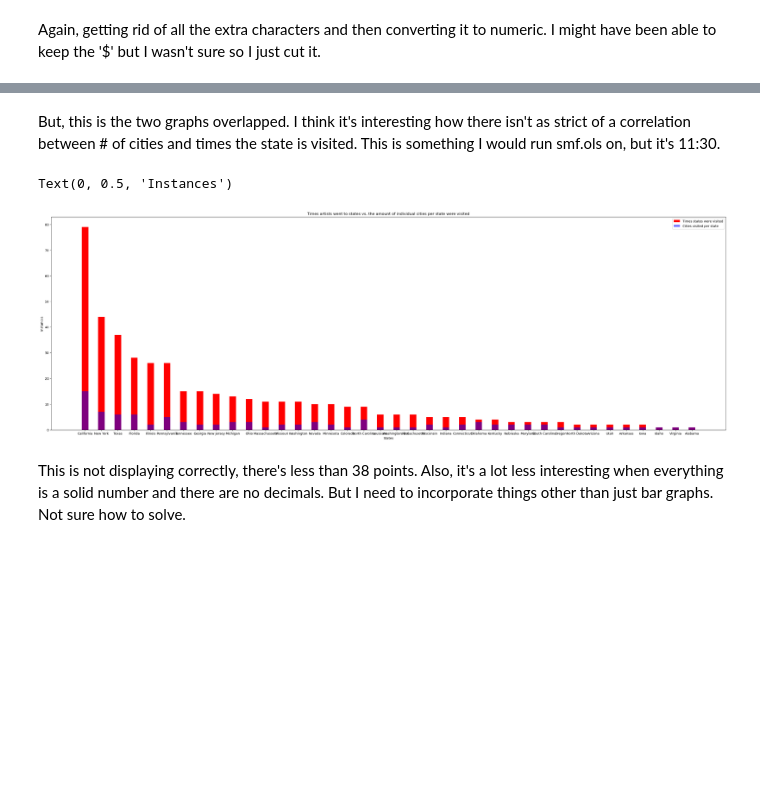
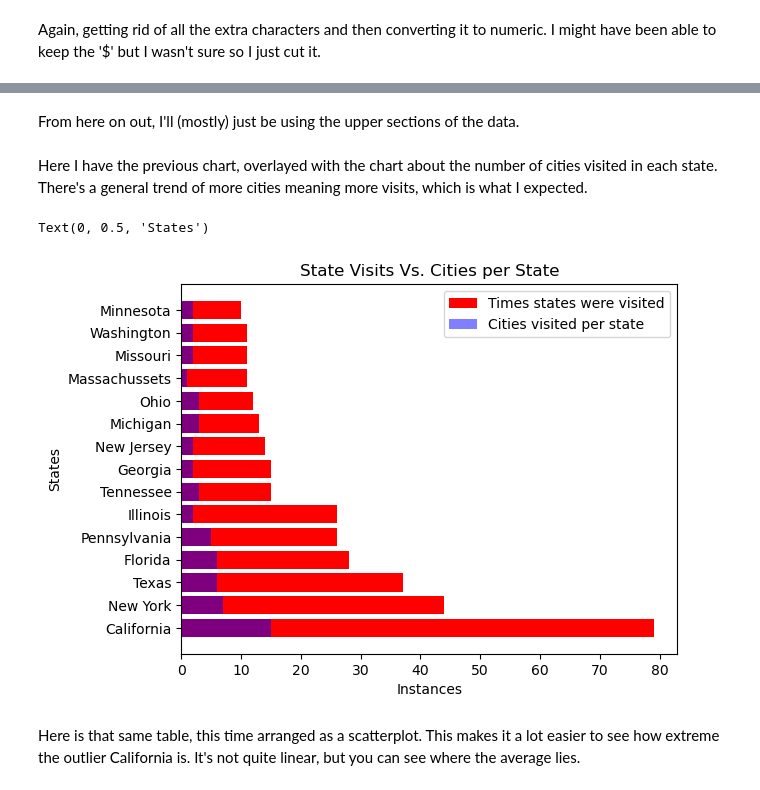
Before and after one commit to cbauer21kent/data-emat, a Jupyter notebook: Bauer_Final_Report.ipynb, the cells around one changed output, grey strips where cells are left out. Drawn from its saved outputs; the diff is of its cells as text; code cells hidden in the pictures; blank space fills up the shorter version.

```diff
--- a/Bauer_Final_Report.ipynb
+++ b/Bauer_Final_Report.ipynb
@@ -343,5 +237,5 @@ Really funky way of finally merging all of the dataframes together
 # %%
-tours_merged_df = pd.merge(pd.merge(pd.merge(pd.merge(pd.merge(hs_merged, ej_tours, how = 'outer'), divide_merged, how='outer'), coldplay_merged, how = 'outer'), u2_tour_df, how = 'outer'), eras_tour_merged, how = 'outer')
+tours_merged_df = pd.concat([divide_merged, coldplay_merged, u2_tour_df, eras_tour_merged, hs_merged, ej_tours])
 tours_merged_df.head()
 # %% [output]
 |  | Date | City | Country | Venue | Attendance | Revenue | Artist |
@@ -519,3 +320,3 @@ Creating a dataframe that counts the instances of each state appearing in the da
 # %%
-state_count_df = tours_merged_df['State'].value_counts().rename_axis('State').reset_index(name='Count')
-# state_count_df
+state_count_df = tours_merged_df['State'].value_counts().rename_axis('State').reset_index(name='State Num')
+state_count_df.head(3)
@@ -548,3 +340,3 @@ Using that dataframe, we count the number of times that each state appears, ther
 # %%
-num_cities_count_df = unique_cities['State'].value_counts().rename_axis('State').reset_index(name='Count')
+num_cities_count_df = unique_cities['State'].value_counts().rename_axis('State').reset_index(name='Cities Num')
 # num_cities_count_df
@@ -567,0 +356,3 @@ So, this is nearly unreadable because of how large it is. But trying to mask the
+# %%
+analysis_df = pd.merge(pd.merge(pd.merge(state_count_df, num_cities_count_df, how = 'inner'), state_att_df, how = 'inner'), state_rev_df, how = 'inner')
+# cities_states_merged
@@ -568,16 +372,18 @@ So, this is nearly unreadable because of how large it is. But trying to mask the
 # %% [markdown]
-But, this is the two graphs overlapped. I think it's interesting how there isn't as strict of a correlation between # of cities and times the state is visited. This is something I would run smf.ols on, but it's 11:30.
+From here on out, I'll (mostly) just be using the upper sections of the data.
+# %% [markdown]
+Here I have the previous chart, overlayed with the chart about the number of cities visited in each state. There's a general trend of more cities meaning more visits, which is what I expected.
 # %%
-fig3, ax3 = plt.subplots(figsize = (30,10), layout='constrained')
-g1 = ax3.bar(state_count_df['State'], state_count_df['Count'], color = 'red', width = 0.4, label = "Times states were visited")
-g2 = ax3.bar(num_cities_count_df['State'], num_cities_count_df['Count'], alpha = 0.5, color = 'blue', width = 0.4, label = "Cities visited per state")
+fig2, ax2 = plt.subplots()
+g1 = ax2.barh(analysis_df['State'].head(15), analysis_df['State Num'].head(15), color = 'red', label = "Times states were visited")
+g2 = ax2.barh(analysis_df['State'].head(15), analysis_df['Cities Num'].head(15), alpha = 0.5, color = 'blue', label = "Cities visited per state")
 
-ax3.legend(handles = [g1, g2])
-ax3.set_title("Times artists went to states vs. the amount of individual cities per state were visited")
-ax3.set_xlabel("States")
-ax3.set_ylabel("Instances")
+ax2.legend(handles = [g1, g2])
+ax2.set_title("State Visits Vs. Cities per State")
+ax2.set_xlabel("Instances")
+ax2.set_ylabel("States")
 # %% [output]
-Text(0, 0.5, 'Instances')
+Text(0, 0.5, 'States')
-[figure, old version]
+[figure, new version]
-# %% [markdown]
-This is not displaying correctly, there's less than 38 points. Also, it's a lot less interesting when everything is a solid number and there are no decimals. But I need to incorporate things other than just bar graphs. Not sure how to solve.
+# %% [markdown]
+Here is that same table, this time arranged as a scatterplot. This makes it a lot easier to see how extreme the outlier California is. It's not quite linear, but you can see where the average lies.
```
Also changed, not shown: parts of 154 cells of this notebook.
